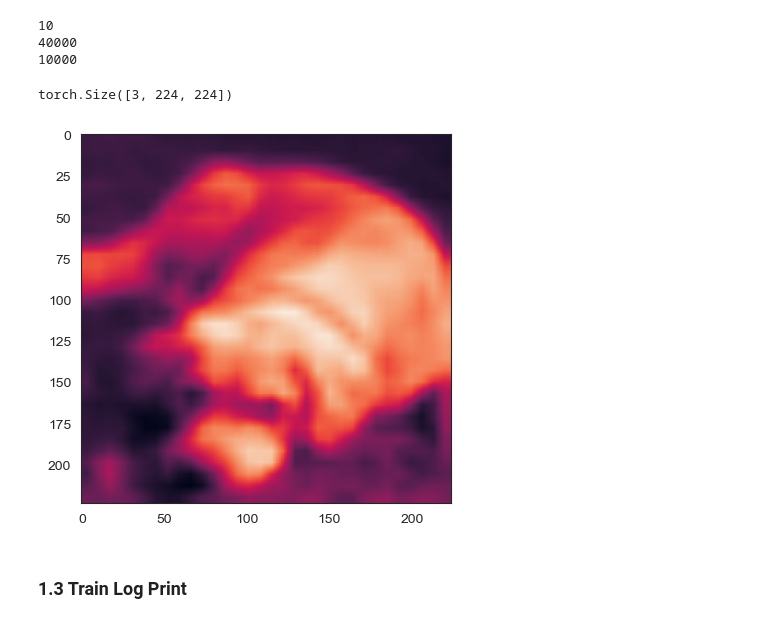
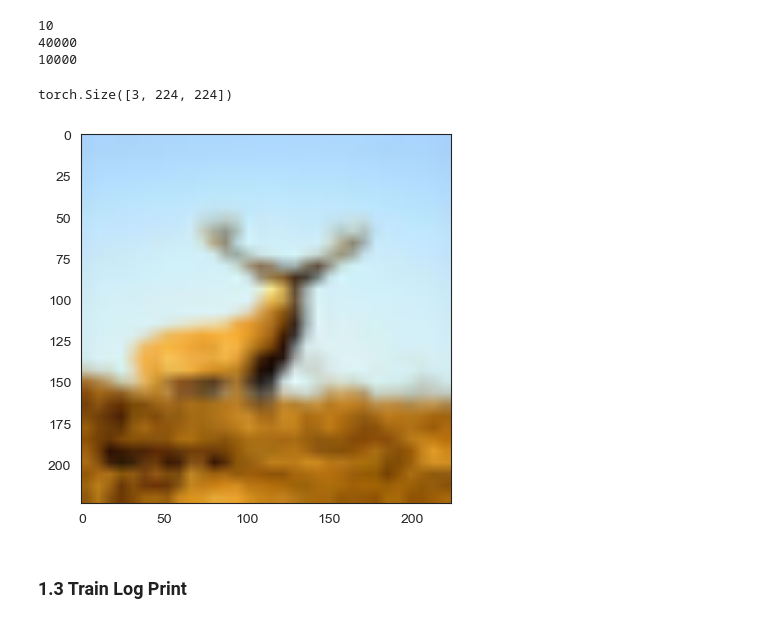
Before and after one commit to 23-Fall-Graduation-Thesis/Indium, a Jupyter notebook: visualization.ipynb, the cells around one changed output. Saved outputs shown, nothing was run; the diff lists cells and outputs as text; code cells hidden in the pictures.

Commit message:
add: visualize feature map

```diff
--- a/visualization.ipynb
+++ b/visualization.ipynb
@@ -181,15 +202,24 @@ print(len(testloader.dataset))
 10
 40000
 10000
+# %%
+# from utils.visualize_tool import from_tensor_to_img_plot
+
+def visualize_tensor(tensor, isnomalized=True):
+    numpy = tensor.numpy().transpose(1, 2, 0)
+    if isnomalized :
+        numpy = (numpy - numpy.min()) / (numpy.max() - numpy.min())
+    plt.imshow(numpy)
+    plt.show()
 # %%
-print(trainloader.dataset[0][0].shape)
+image = trainloader.dataset[1][0]
+print(image.shape)
 
 sns.set_style("white")
-plt.imshow(trainloader.dataset[2][0][0])
-plt.show()
+visualize_tensor(image)
 # %% [output]
 torch.Size([3, 224, 224])
-[figure, old version]
+[figure, new version]
 # %% [markdown]
 ### 1.3 Train Log Print
 # %%
```
Also changed, not shown: parts of 12 cells of this notebook, 2 other files.
